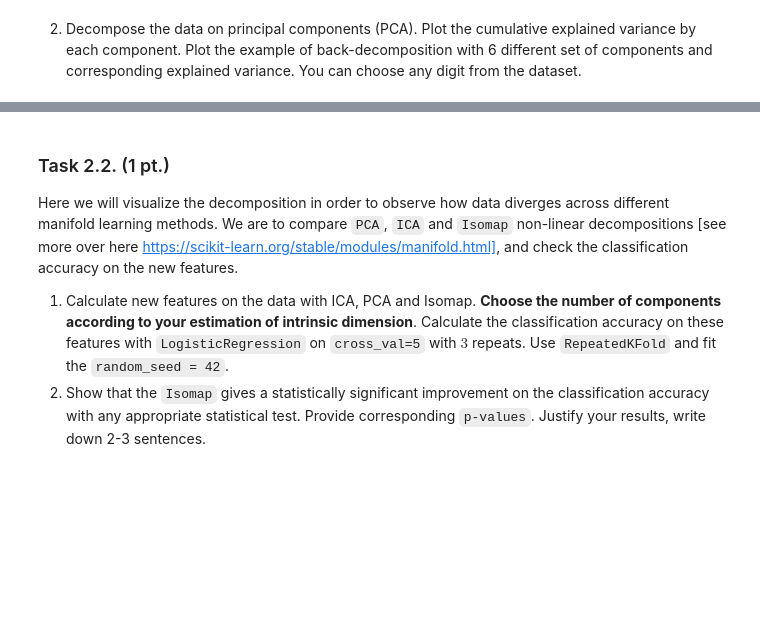
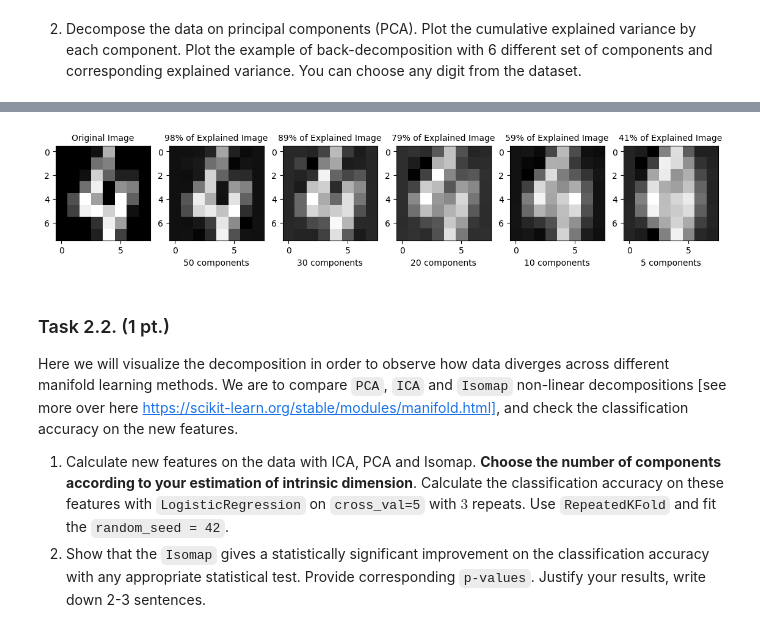
Before and after one commit to LoneWayfarer/ML_course, a Jupyter notebook: HW_2/Part2/ML2023HW02_part2.ipynb, the cells around one changed output, grey strips where cells are left out. Cells and saved outputs as stored; diff of their text form; code cells hidden in the pictures; blank space fills up the shorter version.

```diff
--- a/HW_2/Part2/ML2023HW02_part2.ipynb
+++ b/HW_2/Part2/ML2023HW02_part2.ipynb
@@ -265,3 +270,28 @@ Expected output format
+# %%
+### BEGIN SOLUTION (do not delete this comment!)
+components_to_fit = [50,30,20,10,5]
+fig,axes = plt.subplots(1,len(components_to_fit)+1,figsize=(14,5))
+
+num_of_digit = 4
+axes[0].imshow(scaler.inverse_transform(data)[num_of_digit].reshape((8,8)),cmap='gray')
+axes[0].set_title('Original Image',fontsize=10)
+
+for component,ax in zip(components_to_fit,axes[1:]):
+    pca = PCA(n_components=component).fit(data)
+
+    resulting_im = scaler.inverse_transform(
+        pca.inverse_transform(pca.transform(data)))[num_of_digit]
+
+    ax.imshow(resulting_im.reshape((8,8)),cmap='gray')
+    ax.set_title(f'{100*pca.explained_variance_ratio_.sum():.0f}% of Explained Image',
+                 fontsize=10)
+    ax.set_xlabel(f'{component} components')
+
+
+
+### END SOLUTION (do not delete this comment!)
+# %% [output]
+[figure, added]
 # %% [markdown]
 ### Task 2.2. (1 pt.)
 
```
Also changed, not shown: parts of 3 cells of this notebook.
